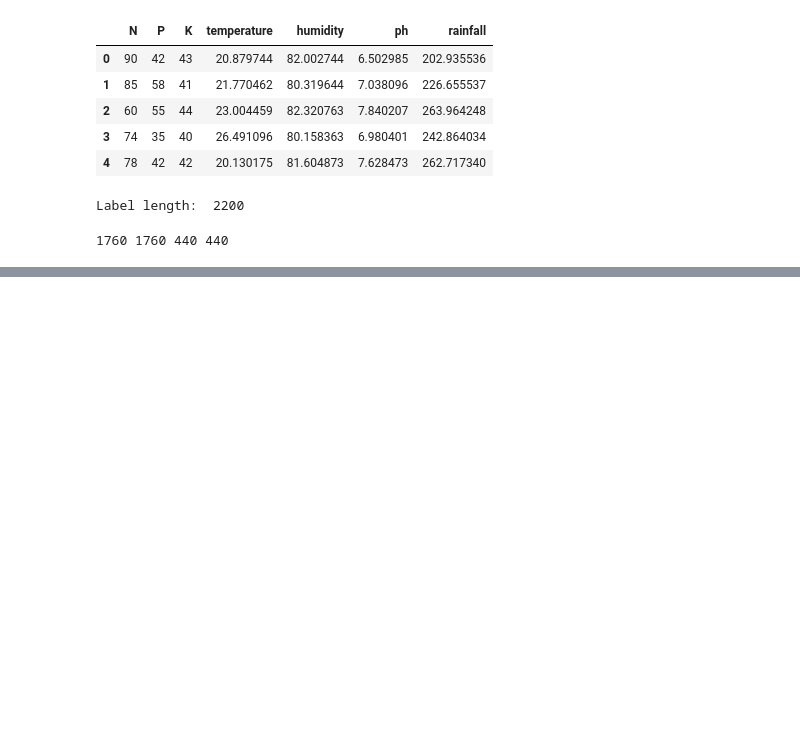
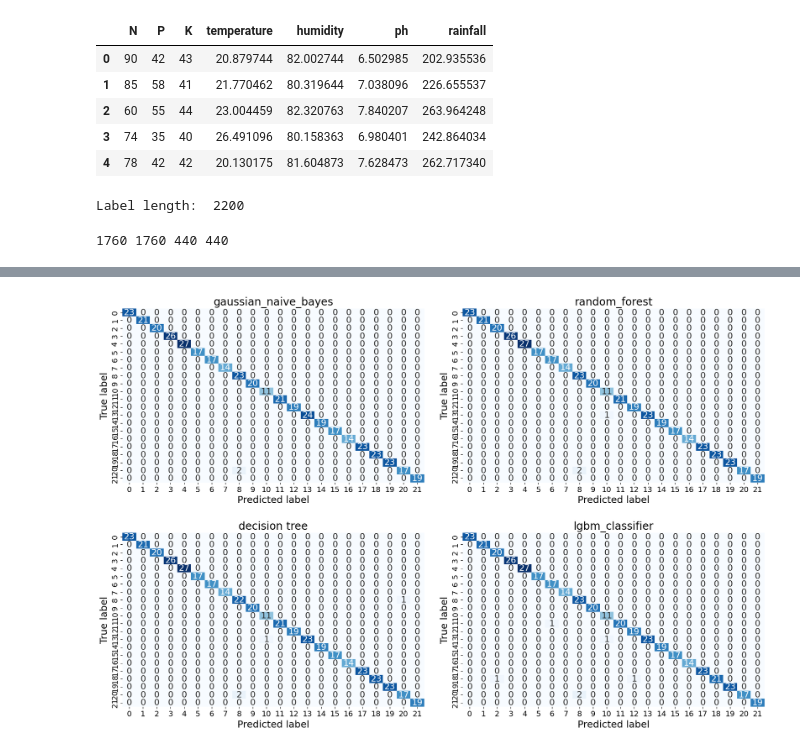
Before and after one commit to nigmu/Crop-Recomendation-Model, a Jupyter notebook: model_2_gcollab.ipynb, the cells around one changed output, grey strips where cells are left out. Drawn from its saved outputs; the diff is of its cells as text; code cells hidden in the pictures; blank space fills up the shorter version.

```diff
--- a/model_2_gcollab.ipynb
+++ b/model_2_gcollab.ipynb
@@ -592,4 +611,33 @@ plt.show()
 [figure]
+# %%
+import matplotlib.pyplot as plt
+import seaborn as sns
+from sklearn.metrics import confusion_matrix
+
+# List of selected classifiers to plot in the specified order
+selected_classifiers = ['gaussian_naive_bayes', 'random_forest', 'decision tree', 'lgbm_classifier']
+
+# Filter the bagging_classifiers to include only the selected classifiers in the specified order
+selected_bagging_classifiers = {name: bagging_classifiers[name] for name in selected_classifiers}
+
+plt.figure(figsize=(18, 12))
+
+for i, (model_name, bagging_model) in enumerate(selected_bagging_classifiers.items(), start=1):
+    predicted = bagging_model.predict(x_test)
+    cm = confusion_matrix(y_test, predicted)
+
+    plt.subplot(2, 2, i)  # Adjust the subplot grid to 2x2 for four plots
+    sns.heatmap(cm, annot=True, fmt='d', cmap='Blues', cbar=False, annot_kws={"size": 16})
+    plt.title(model_name, fontsize=20)
+    plt.xlabel('Predicted label', fontsize=18)
+    plt.ylabel('True label', fontsize=18)
+    plt.xticks(fontsize=14)
+    plt.yticks(fontsize=14)
+
+plt.tight_layout(pad=3.0)
+plt.show()
+# %% [output]
+[figure, added]
 # %%
 # bagging_model.score(x_test,y_test)
 
```
Also changed, not shown: parts of 21 cells of this notebook.
